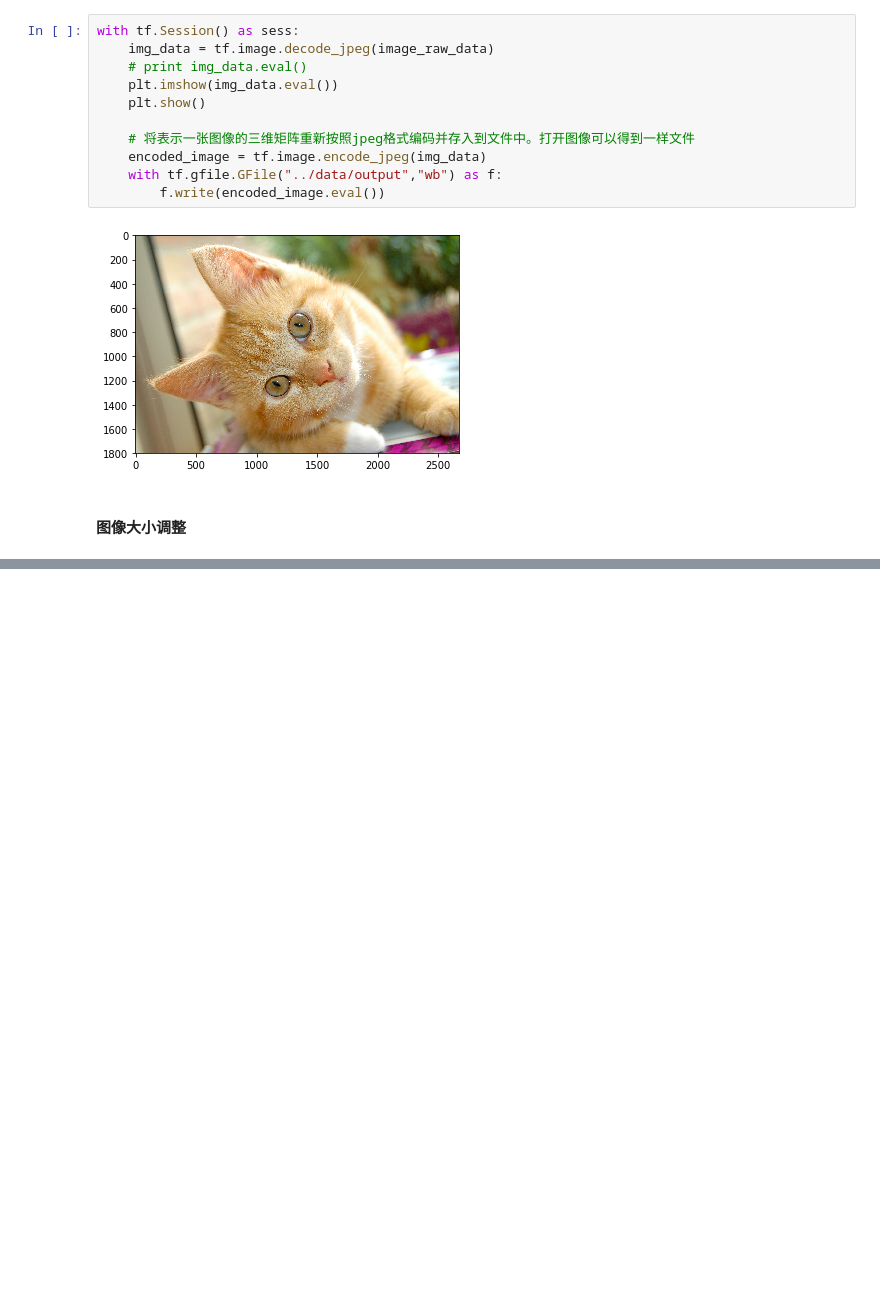
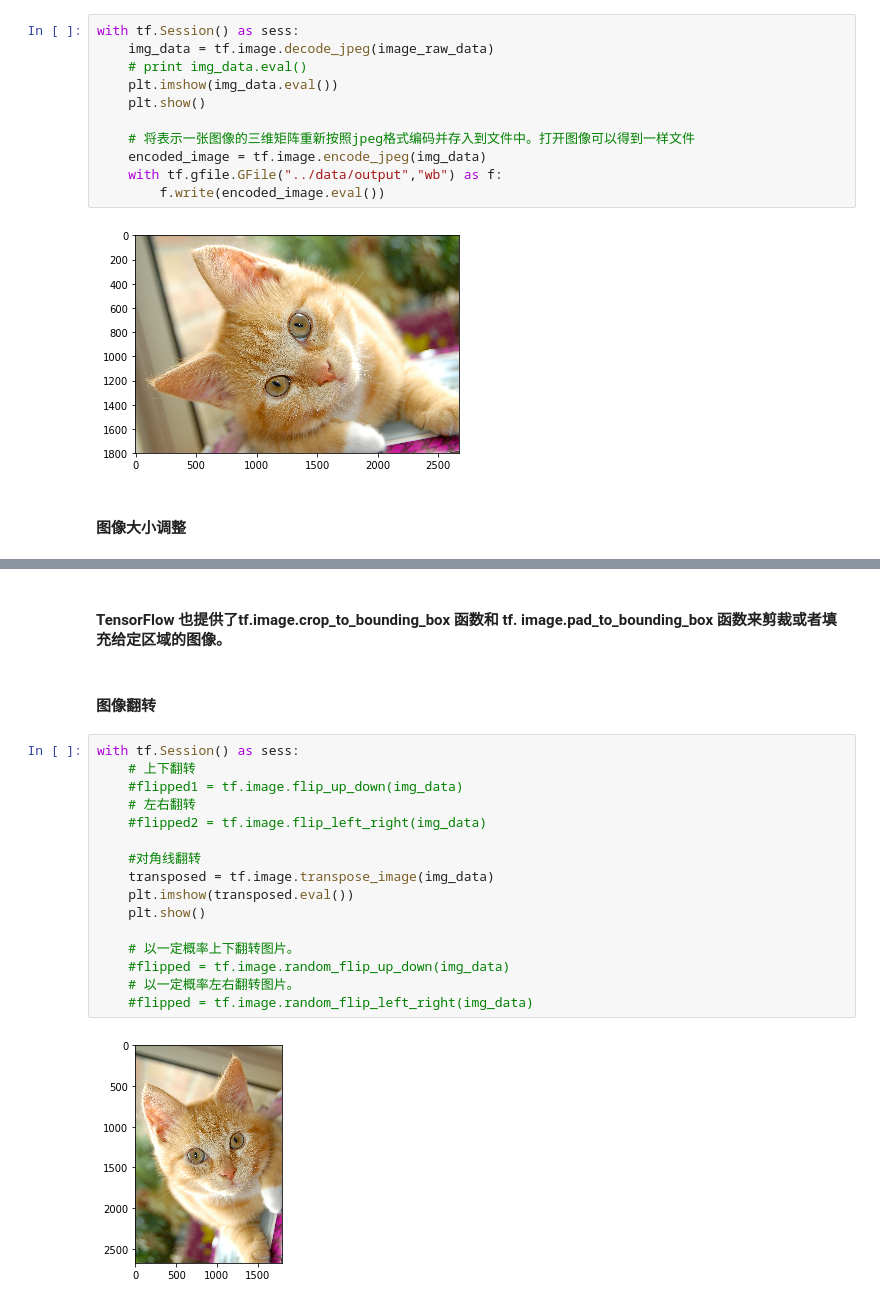
Before and after one commit to yxq903/TensorFlow-Action-in-Google-DL-Framework, a Jupyter notebook: 第7章 图像数据处理/第七章 图像数据处理.ipynb, the cells around one changed output, grey strips where cells are left out. Drawn from its saved outputs; the diff is of its cells as text; blank space fills up the shorter version.

```diff
--- a/第7章 图像数据处理/第七章 图像数据处理.ipynb
+++ b/第7章 图像数据处理/第七章 图像数据处理.ipynb
@@ -142,0 +180,22 @@ with tf.Session() as sess:
+# %% [markdown]
+#### TensorFlow 也提供了tf.image.crop_to_bounding_box 函数和 tf. image.pad_to_bounding_box 函数来剪裁或者填充给定区域的图像。
+# %% [markdown]
+#### 图像翻转
+# %%
+with tf.Session() as sess:
+    # 上下翻转
+    #flipped1 = tf.image.flip_up_down(img_data)
+    # 左右翻转
+    #flipped2 = tf.image.flip_left_right(img_data)
+
+    #对角线翻转
+    transposed = tf.image.transpose_image(img_data)
+    plt.imshow(transposed.eval())
+    plt.show()
+
+    # 以一定概率上下翻转图片。
+    #flipped = tf.image.random_flip_up_down(img_data)
+    # 以一定概率左右翻转图片。
+    #flipped = tf.image.random_flip_left_right(img_data)
+# %% [output]
+[figure, added]
```
Also changed, not shown: parts of 28 cells of this notebook, 4 other files.
